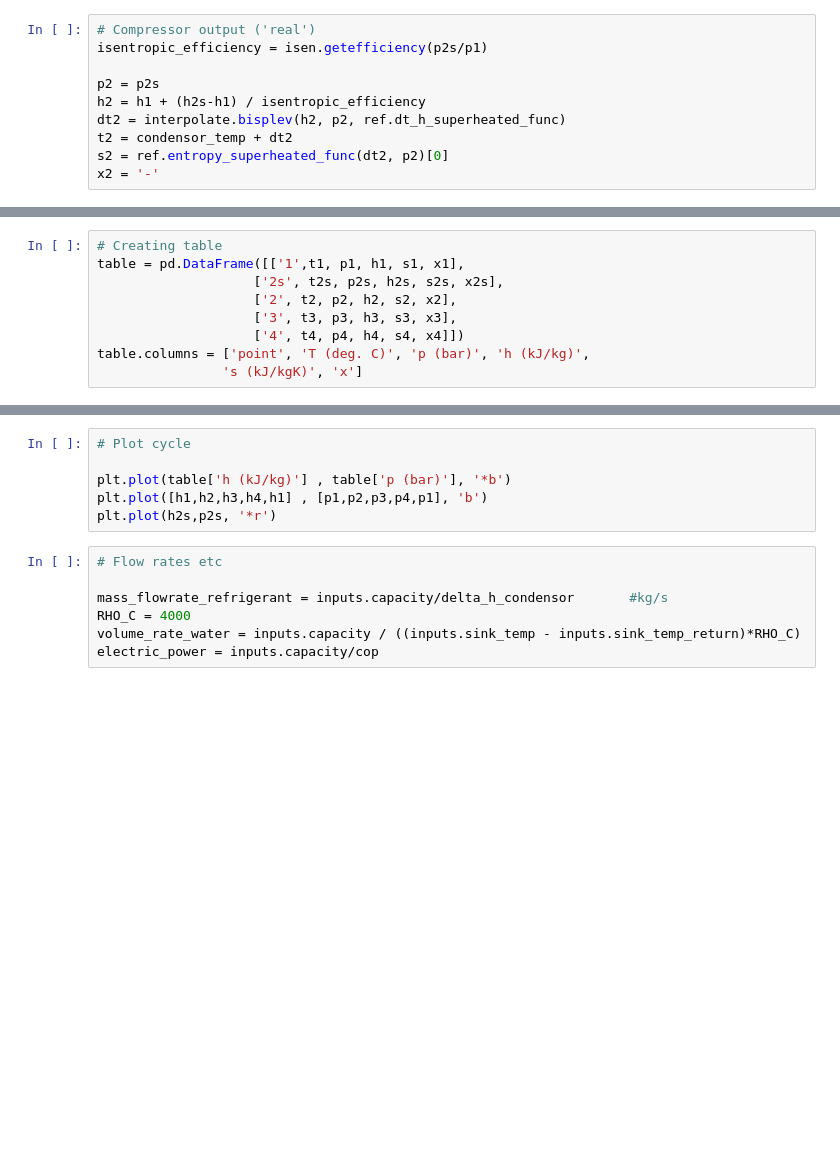
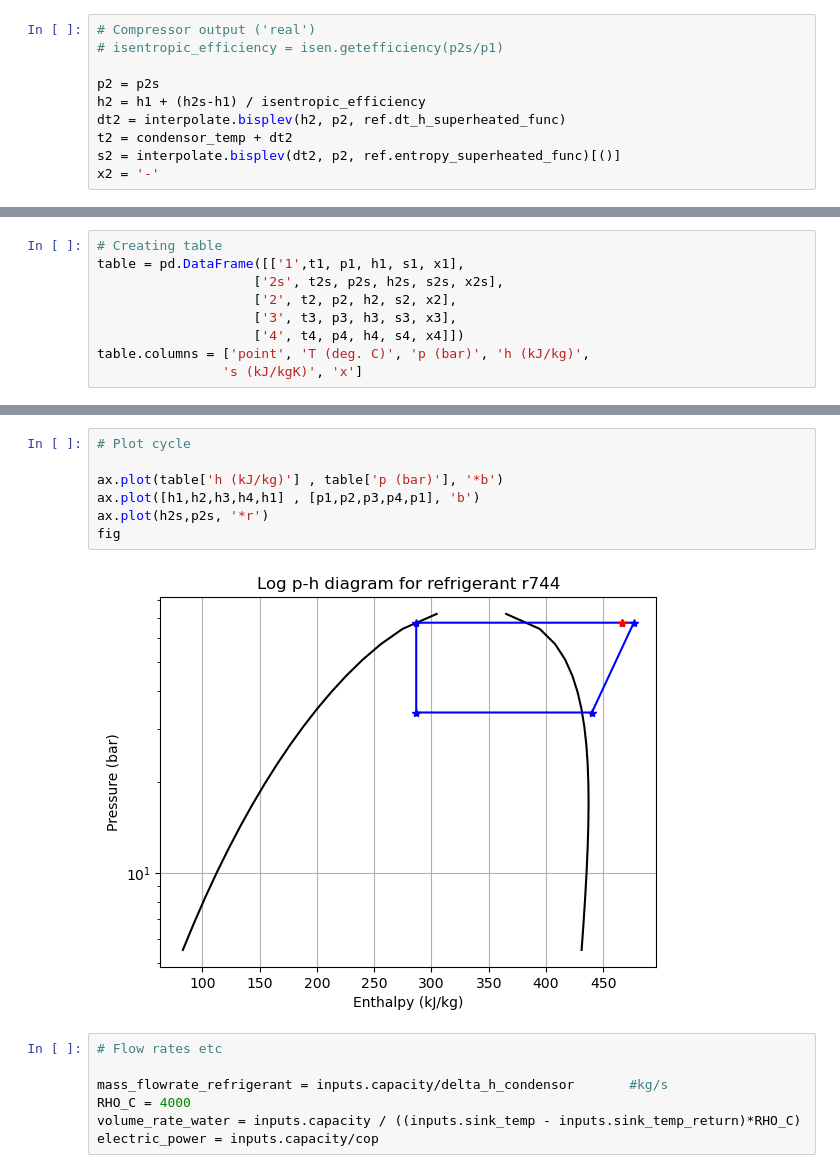
Before and after one commit to davidSmeets/OriginalHeatPump, a Jupyter notebook: testing.ipynb, the cells around one changed output, grey strips where cells are left out. Drawn from its saved outputs; the diff is of its cells as text; blank space fills up the shorter version.

```diff
--- a/testing.ipynb
+++ b/testing.ipynb
@@ -73,10 +91,10 @@ testing
 # %%
 # Compressor output ('real')
-isentropic_efficiency = isen.getefficiency(p2s/p1)
+# isentropic_efficiency = isen.getefficiency(p2s/p1)
 
 p2 = p2s
 h2 = h1 + (h2s-h1) / isentropic_efficiency
 dt2 = interpolate.bisplev(h2, p2, ref.dt_h_superheated_func)
 t2 = condensor_temp + dt2
-s2 = ref.entropy_superheated_func(dt2, p2)[0]
+s2 = interpolate.bisplev(dt2, p2, ref.entropy_superheated_func)[()]
 x2 = '-'
@@ -147,9 +171,12 @@ plt.grid()
 # %%
 # Plot cycle
 
-plt.plot(table['h (kJ/kg)'] , table['p (bar)'], '*b')
-plt.plot([h1,h2,h3,h4,h1] , [p1,p2,p3,p4,p1], 'b')
-plt.plot(h2s,p2s, '*r')
+ax.plot(table['h (kJ/kg)'] , table['p (bar)'], '*b')
+ax.plot([h1,h2,h3,h4,h1] , [p1,p2,p3,p4,p1], 'b')
+ax.plot(h2s,p2s, '*r')
+fig
+# %% [output]
+[figure, added]
 # %%
 # Flow rates etc
 
```
Also changed, not shown: parts of 11 cells of this notebook, 1 other file.
